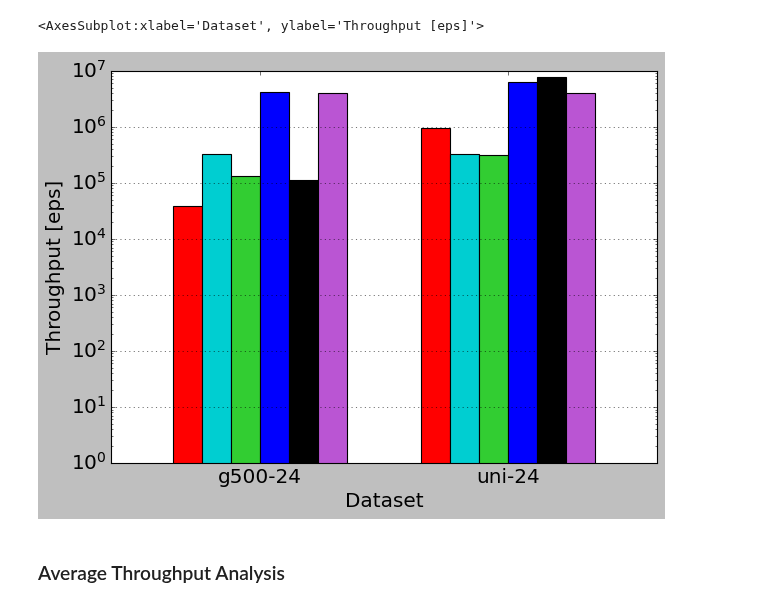
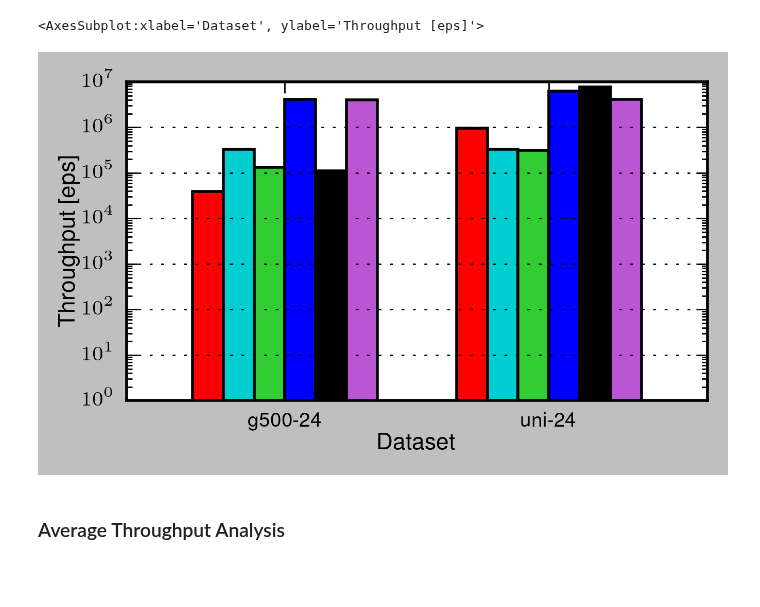
Before and after one commit to PerFuchs/gfe_notebooks, a Jupyter notebook: aging_experiment.ipynb, the cells around one changed output. Saved outputs shown, nothing was run; the diff lists cells and outputs as text; code cells hidden in the pictures; blank space fills up the shorter version.

```diff
--- a/aging_experiment.ipynb
+++ b/aging_experiment.ipynb
@@ -41,39 +44,40 @@ throughput_pivot
 | graph500-24 | 39148.122353 | 329542.331892 | 131979.908950 | 4.162498e+06 | 3.611305e+06 | 1.102623e+05 | 3.966380e+06 |
 | uniform-24 | 967440.953828 | 329425.523532 | 317118.098842 | 6.301616e+06 | NaN | 7.594803e+06 | 4.088582e+06 |
 # %%
-## FIGURE 9b
+## FIGURE 10b
 
-import matplotlib.style
 matplotlib.style.use('classic')
 
 colormap=common.set_library_colormap("")
+
+plotting.latexify()
 
 p = throughput_pivot.drop("sortledton.1", axis=1).plot.bar(width=0.7, color=colormap, legend=None)
 #p.legend(bbox_to_anchor=(1.0, 1.05))
 p.set_yscale('log')
 
 #legend_labels = ["GraphOne", "Livegraph", "Llama", "Sortledton", "Stinger", "Teseo"]
 #p.legend(bbox_to_anchor=(0., 1.02, 1., .102), loc=3, ncol=3, mode="expand", borderaxespad=0., labels=legend_labels)
 
-plt.xlabel("Dataset", fontsize=18)
-plt.ylabel("Throughput [eps]", fontsize=18)
+plt.xlabel("Dataset")
+plt.ylabel("Throughput [eps]")
 
 positions = (0, 1)
 x_labels = ("g500-24", "uni-24")
 plt.xticks(positions, x_labels)
 p.set_ylim(1, )
-plt.xticks(rotation=0, fontsize=18)
-plt.yticks(fontsize=18)
+plt.xticks(rotation=0)
+#plt.yticks()
 
 plt.grid(axis='y')
 
 plt.tight_layout()
-plt.savefig("../plots/throughput_average-new.png", dpi=400)
+plt.savefig(plotting.base_path + "throughput_average-new.png", dpi=400)
 
 p
 # %% [output]
 <AxesSubplot:xlabel='Dataset', ylabel='Throughput [eps]'>
-[figure, old version]
+[figure, new version]
 # %%
 legend_labels = ["GraphOne", "Livegraph", "Llama", "Sortledton", "Stinger", "Teseo"]
 legend = p.legend(ncol=7, borderaxespad=0., labels=legend_labels, fontsize="x-large")
```
Also changed, not shown: parts of 6 cells of this notebook, 5 other files.
